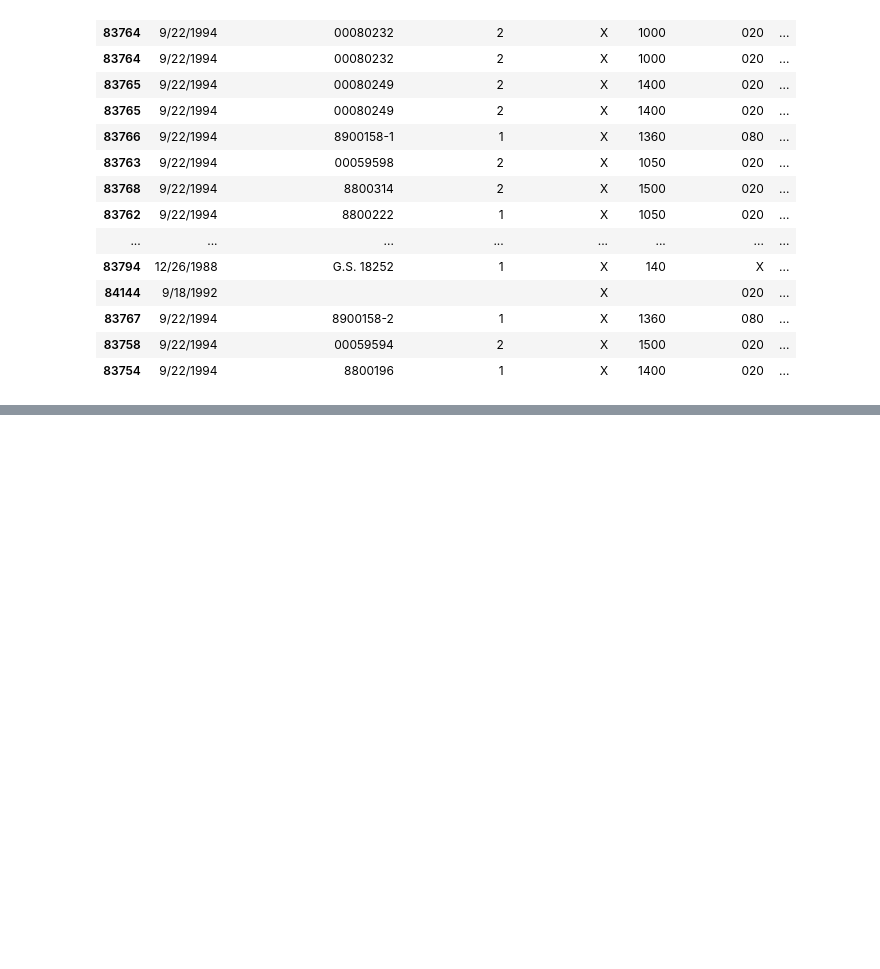
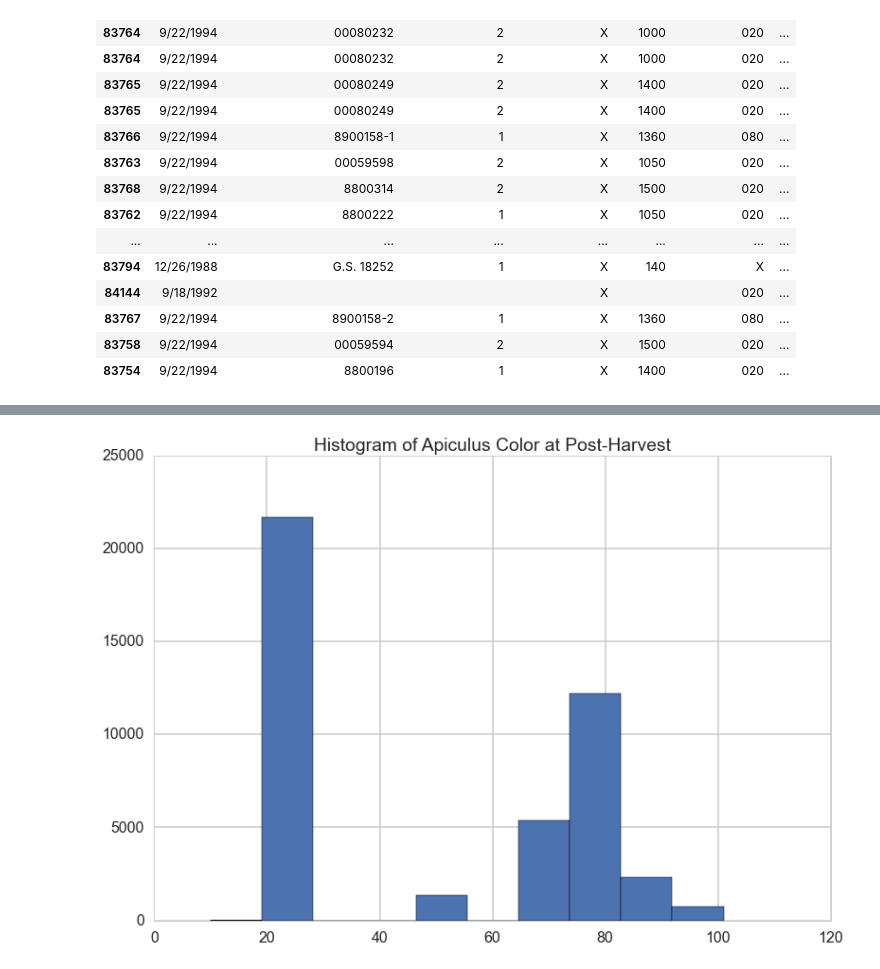
Before and after one commit to o0neil/Believe_The_Hype, a Jupyter notebook: WORK.ipynb, the cells around one changed output, grey strips where cells are left out. Drawn from its saved outputs; the diff is of its cells as text; code cells hidden in the pictures; blank space fills up the shorter version.

```diff
--- a/WORK.ipynb
+++ b/WORK.ipynb
@@ -262,0 +310,5 @@ all_info.head(20)
+# %%
+plt.hist(to_int_list(all_info, 'apiculus_color_post_harv'))
+plt.title('Histogram of Apiculus Color at Post-Harvest');
+# %% [output]
+[figure, added]
```
Also changed, not shown: parts of 52 cells of this notebook, 1 other file.
